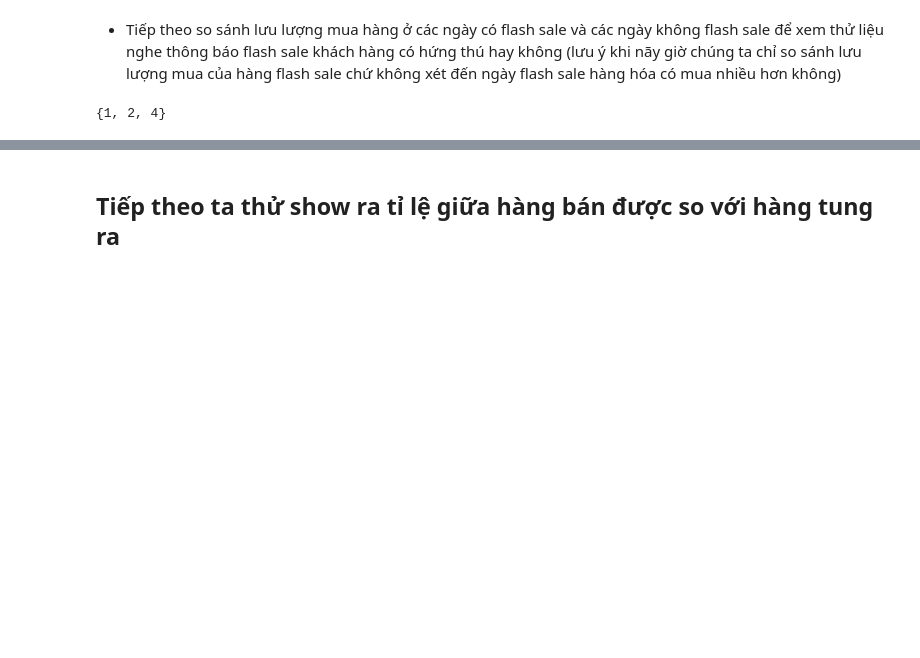
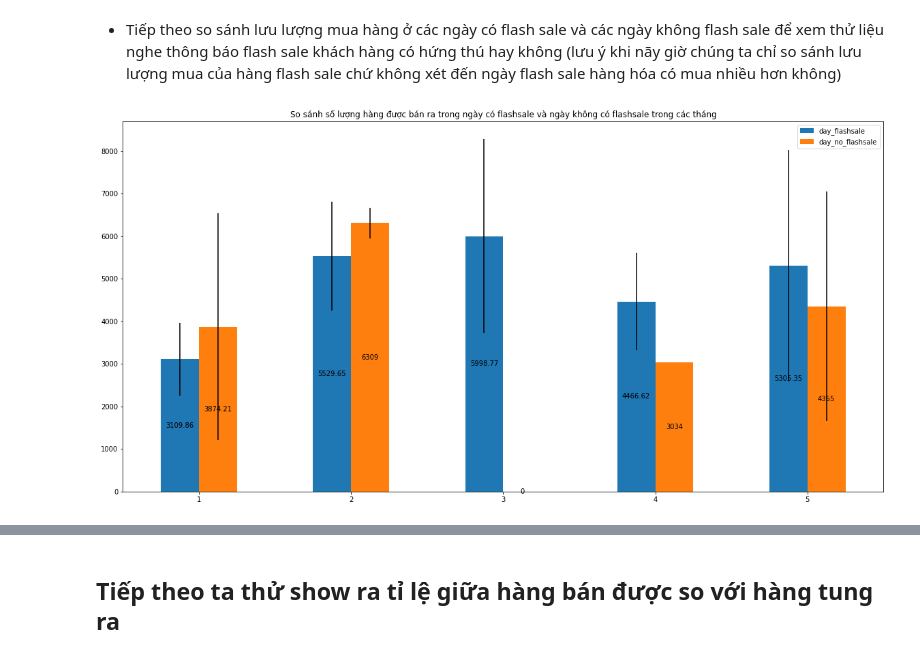
Before and after one commit to ToanLyHoa/Report-data-analysis, a Jupyter notebook: Analysis_Fahasa.ipynb, the cells around one changed output, grey strips where cells are left out. Drawn from its saved outputs; the diff is of its cells as text; code cells hidden in the pictures; blank space fills up the shorter version.

```diff
--- a/Analysis_Fahasa.ipynb
+++ b/Analysis_Fahasa.ipynb
@@ -368,6 +397,57 @@ for container in ax.containers:
 # %% [markdown]
 - Tiếp theo so sánh lưu lượng mua hàng ở các ngày có flash sale và các ngày không flash sale để xem thử liệu nghe thông báo flash sale khách hàng có hứng thú hay không (lưu ý khi nãy giờ chúng ta chỉ so sánh lưu lượng mua của hàng flash sale chứ không xét đến ngày flash sale hàng hóa có mua nhiều hơn không)
-# %%
-set(fhs_sales_flat_order['fhs_sales_flat_order.store_id'])
-# %% [output]
-{1, 2, 4}
+# %%
+
+# Lấy ra những ngày mà hôm đấy có flashsale
+flashsale_days = set(fhs_flashsale_product_order_complete_2022['fhs_sales_flat_order_item.created_at'] \
+          .groupby(fhs_flashsale_product_order_complete_2022['fhs_sales_flat_order_item.created_at'].dt.dayofyear).keys)
+
+# Những ngày bán hàng trong năm 2022
+day_of_year = set(fhs_sales_flat_order_complete_item_2022['fhs_sales_flat_order_item.created_at'] \
+          .groupby(fhs_sales_flat_order_complete_item_2022['fhs_sales_flat_order_item.created_at'].dt.dayofyear).keys)
+
+# Những ngày có trong flashsale mang giá trị true để lọc ra
+fhs_sales_flat_order_complete_item_2022['is_flashsale'] = \
+          fhs_sales_flat_order_complete_item_2022['fhs_sales_flat_order_item.created_at']\
+                    .map(lambda x:  True if x.dayofyear in  flashsale_days else False)
+
+
+# Lọc ra những dòng của bán hàng trong ngày flashsale
+fhs_all_product_order_complete_in_flashsale_day_2022 = \
+          fhs_sales_flat_order_complete_item_2022.loc[fhs_sales_flat_order_complete_item_2022['is_flashsale']]
+# Lọc ra những dòng không phải của ngày flashsale
+fhs_all_product_order_complete_not_in_flashsale_day_2022 = \
+          fhs_sales_flat_order_complete_item_2022.loc[np.invert(fhs_sales_flat_order_complete_item_2022['is_flashsale'])]
+
+# Tạo ra dataframe chứa số lượng bán hàng của từng ngày của ngày có flashsale và ngày không có flashsale
+count_sold_product_per_day = pd.DataFrame(\
+          {'amount_flash_sale': fhs_all_product_order_complete_in_flashsale_day_2022
+                                        .groupby(fhs_all_product_order_complete_in_flashsale_day_2022['fhs_sales_flat_order_item.created_at'].dt.dayofyear)
+                                        ['fhs_sales_flat_order_item.created_at'].count(),
+          'amount_no_day_flashsale': fhs_all_product_order_complete_not_in_flashsale_day_2022
+                                        .groupby(fhs_all_product_order_complete_not_in_flashsale_day_2022['fhs_sales_flat_order_item.created_at'].dt.dayofyear)
+                                        ['fhs_sales_flat_order_item.created_at'].count(),
+          'date':   pd.to_datetime('2022-1-1') + pd.to_timedelta(np.subtract(np.asarray(list(day_of_year)), 1), unit='D')}
+
+                    , index = day_of_year)
+
+# Tính phương sai của số lượng hàng bán trong ngày
+std_flashsale = np.asarray(count_sold_product_per_day.groupby(
+    count_sold_product_per_day['date'].dt.month)['amount_flash_sale'].std().fillna(0))
+std_no_flashsale = np.asarray(
+    count_sold_product_per_day.groupby(count_sold_product_per_day['date'].dt.month)['amount_no_day_flashsale'].std().fillna(0))
+
+# tạo dataframe để visualize
+df2 = pd.DataFrame({'day_flashsale': count_sold_product_per_day.groupby(count_sold_product_per_day['date'].dt.month)
+                                        ['amount_flash_sale'].mean().fillna(0),
+                   'day_no_flashsale': count_sold_product_per_day.groupby(count_sold_product_per_day['date'].dt.month)
+                                        ['amount_no_day_flashsale'].mean().fillna(0)}, index=index)
+
+ax = df2.plot.bar(rot = 0, figsize = (20, 10),
+          title = 'So sánh số lượng hàng được bán ra trong ngày có flashsale và ngày không có flashsale trong các tháng',
+          yerr = [std_flashsale, std_no_flashsale])
+
+for container in ax.containers[1::2]:
+    ax.bar_label(container, label_type='center')
+# %% [output]
+[figure, added]
```
Also changed, not shown: parts of 20 cells of this notebook.
